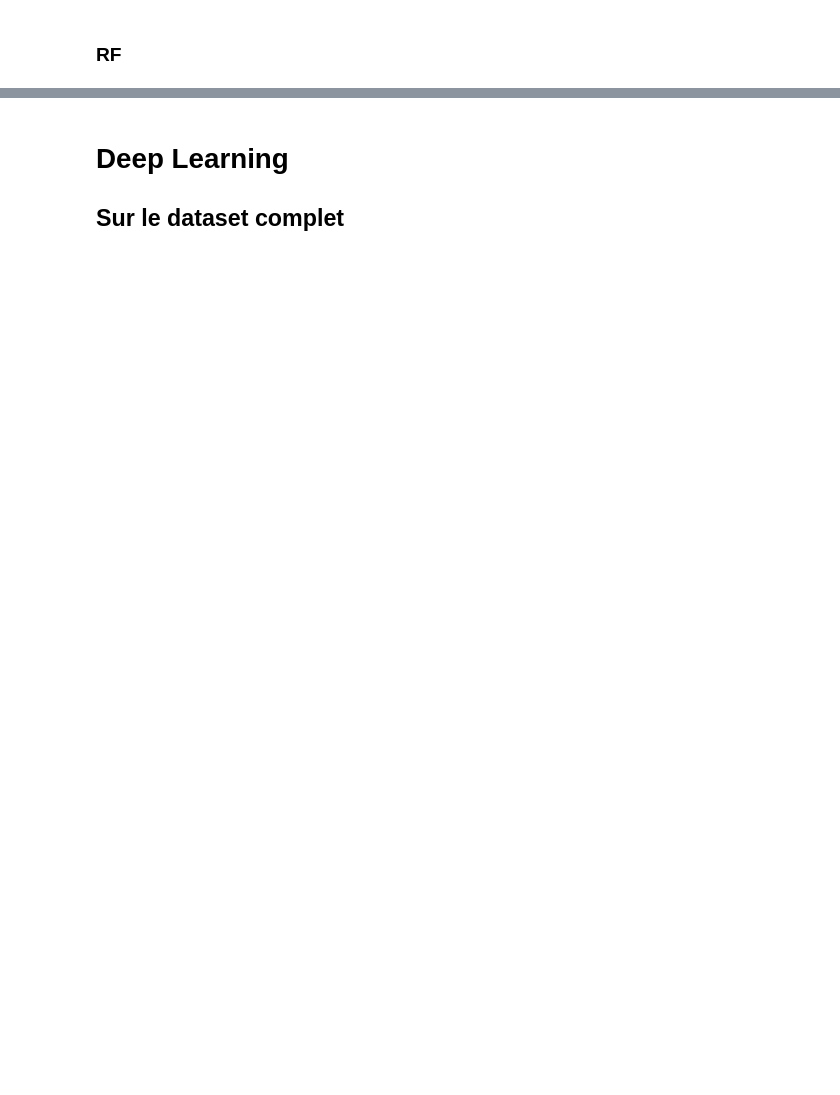
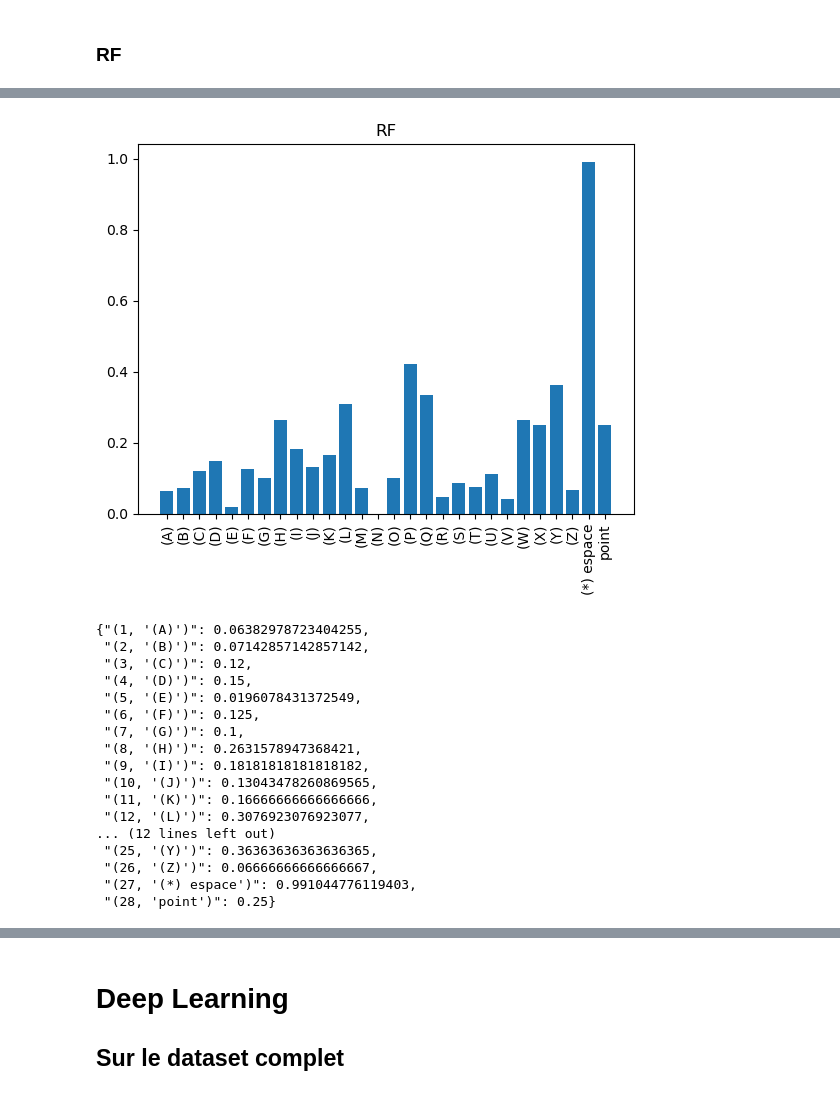
Before and after one commit to Spe-ACO-Datascience/HTRnet, a Jupyter notebook: Main_flow.ipynb, the cells around one changed output, grey strips where cells are left out. Cells and saved outputs as stored; diff of their text form; code cells hidden in the pictures; blank space fills up the shorter version.

```diff
--- a/Main_flow.ipynb
+++ b/Main_flow.ipynb
@@ -533,3 +561,24 @@ print(accuracy_not_resample) #0.40019474196689386
+# %%
+testModelForEachCat(rf_resample, all_categories, y_test_not_resampled, X_test_not_resampled, title="RF", plot=False)
+# %% [output]
+[figure, added]
+{"(1, '(A)')": 0.06382978723404255,
+ "(2, '(B)')": 0.07142857142857142,
+ "(3, '(C)')": 0.12,
+ "(4, '(D)')": 0.15,
+ "(5, '(E)')": 0.0196078431372549,
+ "(6, '(F)')": 0.125,
+ "(7, '(G)')": 0.1,
+ "(8, '(H)')": 0.2631578947368421,
+ "(9, '(I)')": 0.18181818181818182,
+ "(10, '(J)')": 0.13043478260869565,
+ "(11, '(K)')": 0.16666666666666666,
+ "(12, '(L)')": 0.3076923076923077,
+... (12 lines left out)
+ "(25, '(Y)')": 0.36363636363636365,
+ "(26, '(Z)')": 0.06666666666666667,
+ "(27, '(*) espace')": 0.991044776119403,
+ "(28, 'point')": 0.25}
 # %%
 svc_resample =  SVC_Model(x_train_resampled, y_train_resampled, nbreCV = 5 , C_min=1,nb_C =2)
 
```
Also changed, not shown: parts of 28 cells of this notebook, 2 other files.
